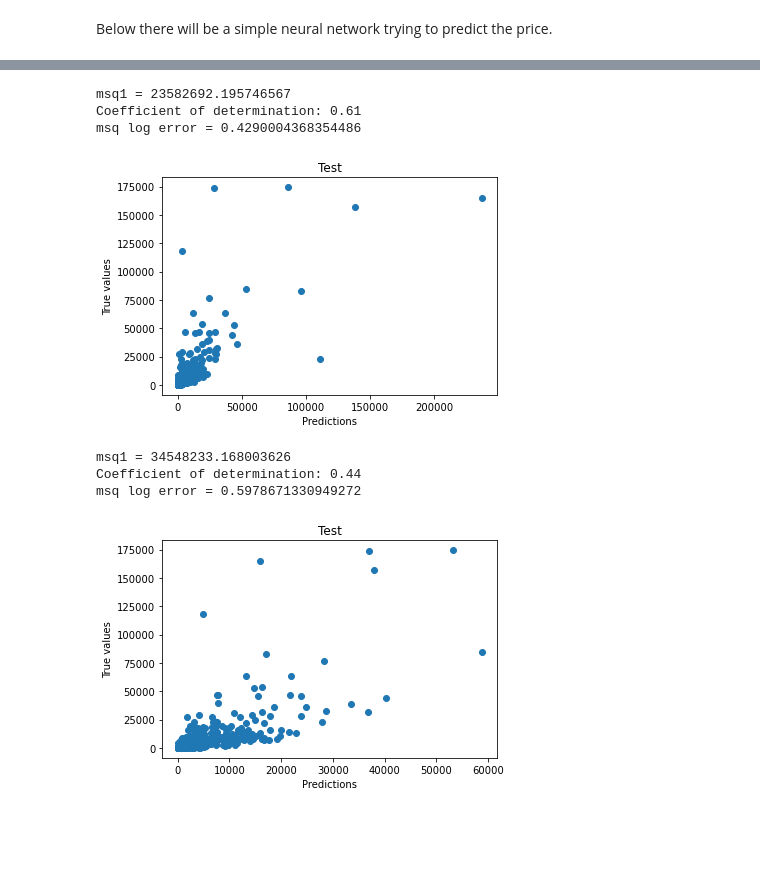
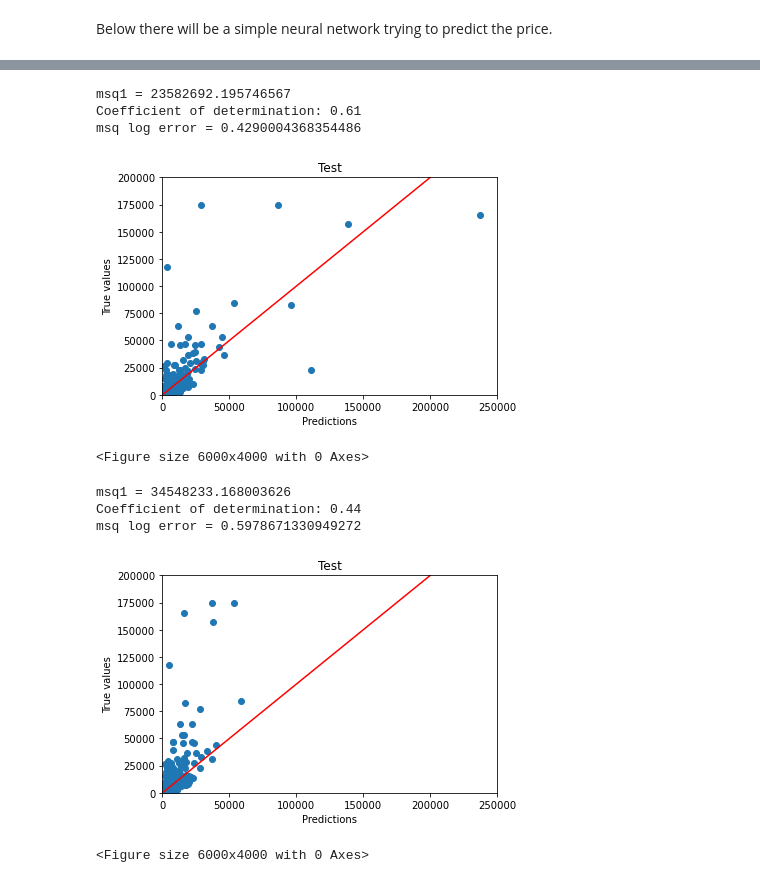
Before and after one commit to Serg99io/Capstone-cryptoart, a Jupyter notebook: capstone notebook.ipynb, the cells around one changed output, grey strips where cells are left out. Cells and saved outputs as stored; diff of their text form; code cells hidden in the pictures; blank space fills up the shorter version.

```diff
--- a/capstone notebook.ipynb
+++ b/capstone notebook.ipynb
@@ -593,0 +555,32 @@ msq log error = 0.7122765244156843
+# %%
+#another form of a linear model of regression
+from sklearn.linear_model import BayesianRidge
+
+Baye_Ridge = BayesianRidge()
+Baye_Ridge.fit(X_train_norm, y_train)
+y_predd = Baye_Ridge.predict(X_test_norm)
+y_predxregg = []
+y_truexregg = []
+
+for j in y_predd:
+    l = (math.e ** j) - 1
+    y_predxregg.append(l)
+for k in y_test:
+    l2 = (math.e** k) - 1
+    y_truexregg.append(l2)
+
+print("msq1 = " + str(mean_squared_error(y_truexreg, y_predxregg)))
+print('Coefficient of determination: %.2f'
+      % r2_score(y_truexreg, y_predxregg))
+
+fig, axx = plt.subplots()
+axx.scatter(y_predxregg,y_truexreg)
+axx.set_ylabel("True values")
+axx.set_xlabel("Predictions")
+axx.set_title("Test")
+axx.set(xlim=(0, 250000), ylim=(0, 200000))
+
+plt.plot(x,y,'r')
+plt.figure(dpi=1000)
+print("msq log error = " + str(mean_squared_log_error(y_truexreg, y_predxregg)))
+#ax4.axis("equal")
@@ -594,49 +593,51 @@ msq log error = 0.7122765244156843
 # %%
 from sklearn.ensemble import RandomForestRegressor
-
+from sklearn.model_selection import GridSearchCV
 
 regressor = RandomForestRegressor(n_estimators=250, random_state=0)
 
 regressor.fit(X_train_norm, y_train)
 y_pred4 = regressor.predict(X_test_norm)
 
 y_predxreg4 = []
 y_truexreg4 = []
 
 for j in y_pred4:
     l = (math.e ** j) - 1
     y_predxreg4.append(l)
-    #print(y_test[:100])
 for k in y_test:
     l2 = (math.e** k) - 1
     y_truexreg4.append(l2)
 
 print("msq1 = " + str(mean_squared_error(y_truexreg, y_predxreg4)))
 print('Coefficient of determination: %.2f'
       % r2_score(y_truexreg, y_predxreg4))
 
-
 fig, ax4 = plt.subplots()
 ax4.scatter(y_predxreg4,y_truexreg)
 ax4.set_ylabel("True values")
 ax4.set_xlabel("Predictions")
 ax4.set_title("Test")
+ax4.set(xlim=(0, 250000), ylim=(0, 200000))
+
+plt.plot(x,y,'r')
+plt.figure(dpi=1000)
 print("msq log error = " + str(mean_squared_log_error(y_truexreg, y_predxreg4)))
 #ax4.axis("equal")
 # %% [output]
 msq1 = 23582692.195746567
 Coefficient of determination: 0.61
 msq log error = 0.4290004368354486
-[figure, old version]
+[figure, new version]
+<Figure size 6000x4000 with 0 Axes>
 # %%
 from sklearn import svm
 from sklearn.model_selection import GridSearchCV
+#using gridsearch to get the best parameters for svm model
 svm = svm.SVR()
 parameters = {'kernel':('linear', 'rbf'),'C':[1, 10]}
 clf4 = GridSearchCV(svm, parameters)
 clf4.fit(X_train_norm, y_train)
-
-#svm.fit(X_train_norm, y_train)
 y_pred5 = clf4.predict(X_test_norm)
 
 y_predxreg5 = []
@@ -660,9 +661,14 @@ ax5.scatter(y_predxreg5,y_truexreg)
 ax5.set_ylabel("True values")
 ax5.set_xlabel("Predictions")
 ax5.set_title("Test")
+ax5.set(xlim=(0, 250000), ylim=(0, 200000))
+
+plt.plot(x,y,'r')
+plt.figure(dpi=1000)
 print("msq log error = " + str(mean_squared_log_error(y_truexreg, y_predxreg5)))
 # %% [output]
 msq1 = 34548233.168003626
 Coefficient of determination: 0.44
 msq log error = 0.5978671330949272
-[figure, old version]
+[figure, new version]
+<Figure size 6000x4000 with 0 Axes>
```
Also changed, not shown: parts of 17 cells of this notebook, 1 other file.
